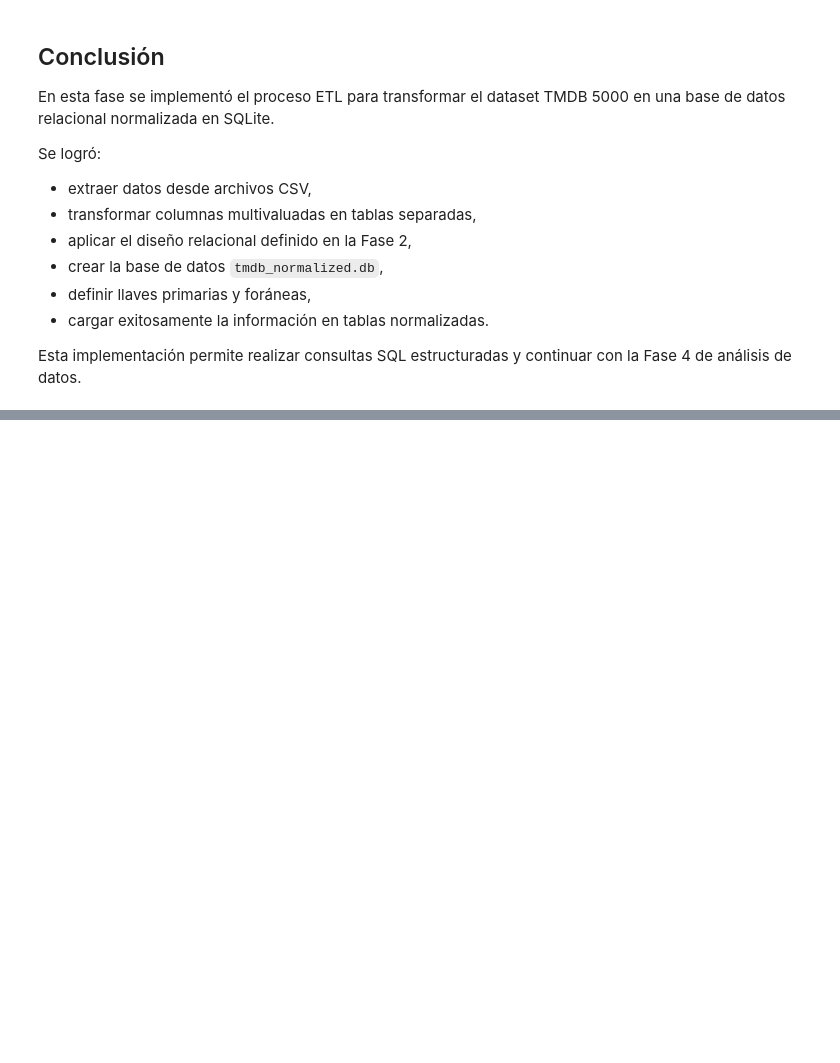
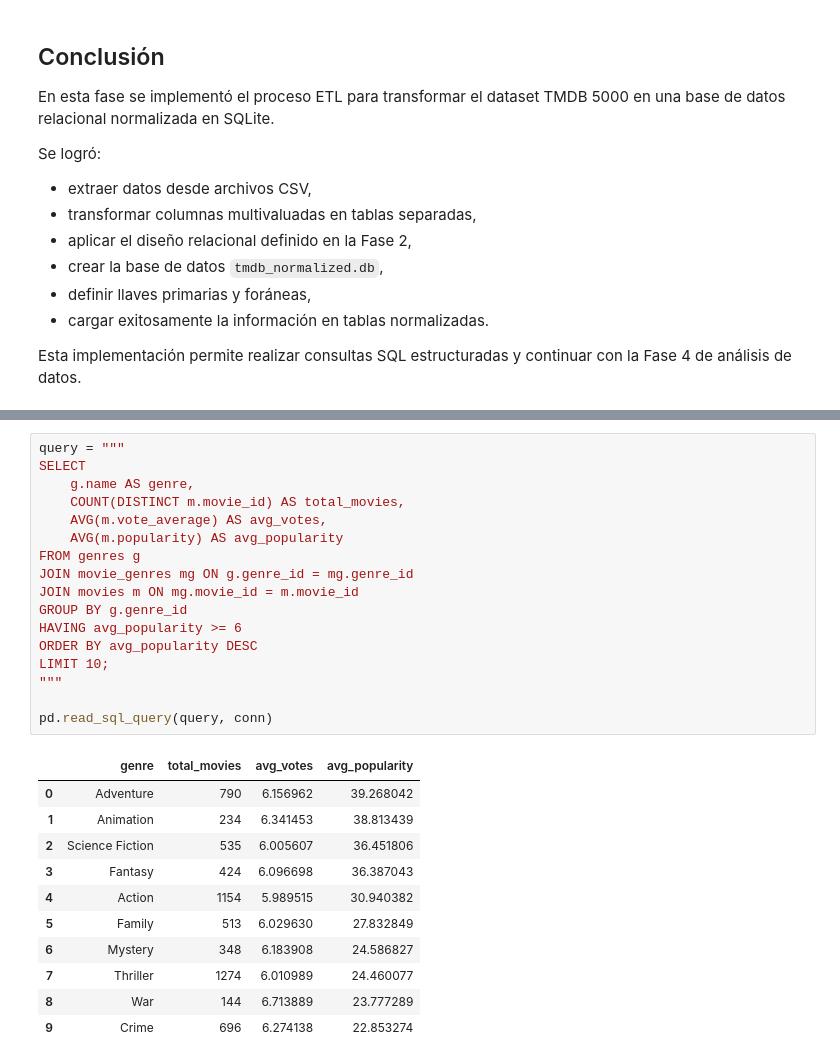
Before and after one commit to HaloV01d/Dise-o_Normalizaci-n_e_Implementaci-n_de_Bases_de_Datos_Relacionales-, a Jupyter notebook: asignaci-n-3.ipynb, the cells around one changed output, grey strips where cells are left out. Drawn from its saved outputs; the diff is of its cells as text; blank space fills up the shorter version.

```diff
--- a/asignaci-n-3.ipynb
+++ b/asignaci-n-3.ipynb
@@ -801,0 +920,29 @@ Esta implementación permite realizar consultas SQL estructuradas y continuar co
+# %%
+query = """
+SELECT
+    g.name AS genre,
+    COUNT(DISTINCT m.movie_id) AS total_movies,
+    AVG(m.vote_average) AS avg_votes,
+    AVG(m.popularity) AS avg_popularity
+FROM genres g
+JOIN movie_genres mg ON g.genre_id = mg.genre_id
+JOIN movies m ON mg.movie_id = m.movie_id
+GROUP BY g.genre_id
+HAVING avg_popularity >= 6
+ORDER BY avg_popularity DESC
+LIMIT 10;
+"""
+
+pd.read_sql_query(query, conn)
+# %% [output]
+|  | genre | total_movies | avg_votes | avg_popularity |
+| 0 | Adventure | 790 | 6.156962 | 39.268042 |
+| 1 | Animation | 234 | 6.341453 | 38.813439 |
+| 2 | Science Fiction | 535 | 6.005607 | 36.451806 |
+| 3 | Fantasy | 424 | 6.096698 | 36.387043 |
+| 4 | Action | 1154 | 5.989515 | 30.940382 |
+| 5 | Family | 513 | 6.029630 | 27.832849 |
+| 6 | Mystery | 348 | 6.183908 | 24.586827 |
+| 7 | Thriller | 1274 | 6.010989 | 24.460077 |
+| 8 | War | 144 | 6.713889 | 23.777289 |
+| 9 | Crime | 696 | 6.274138 | 22.853274 |
```
Also changed, not shown: parts of 19 cells of this notebook.
